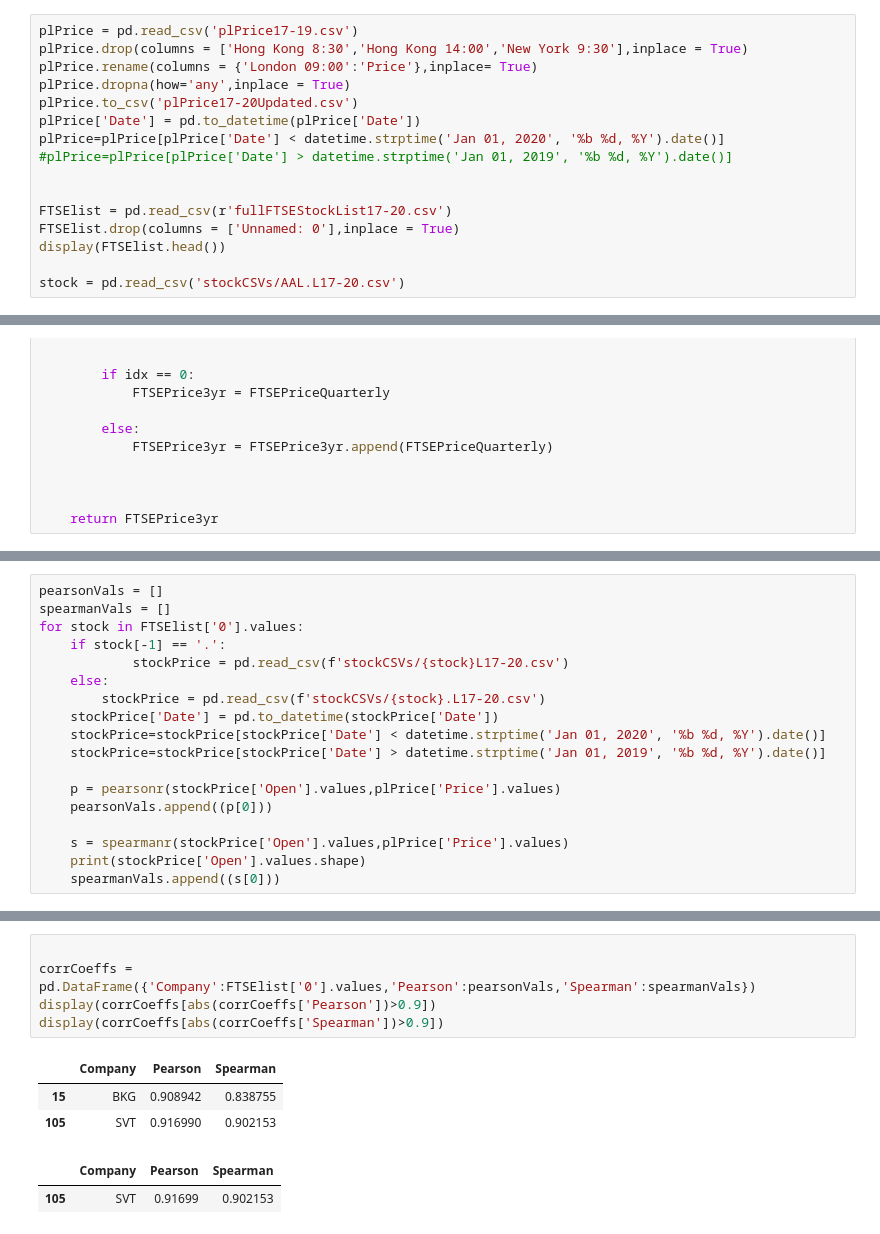
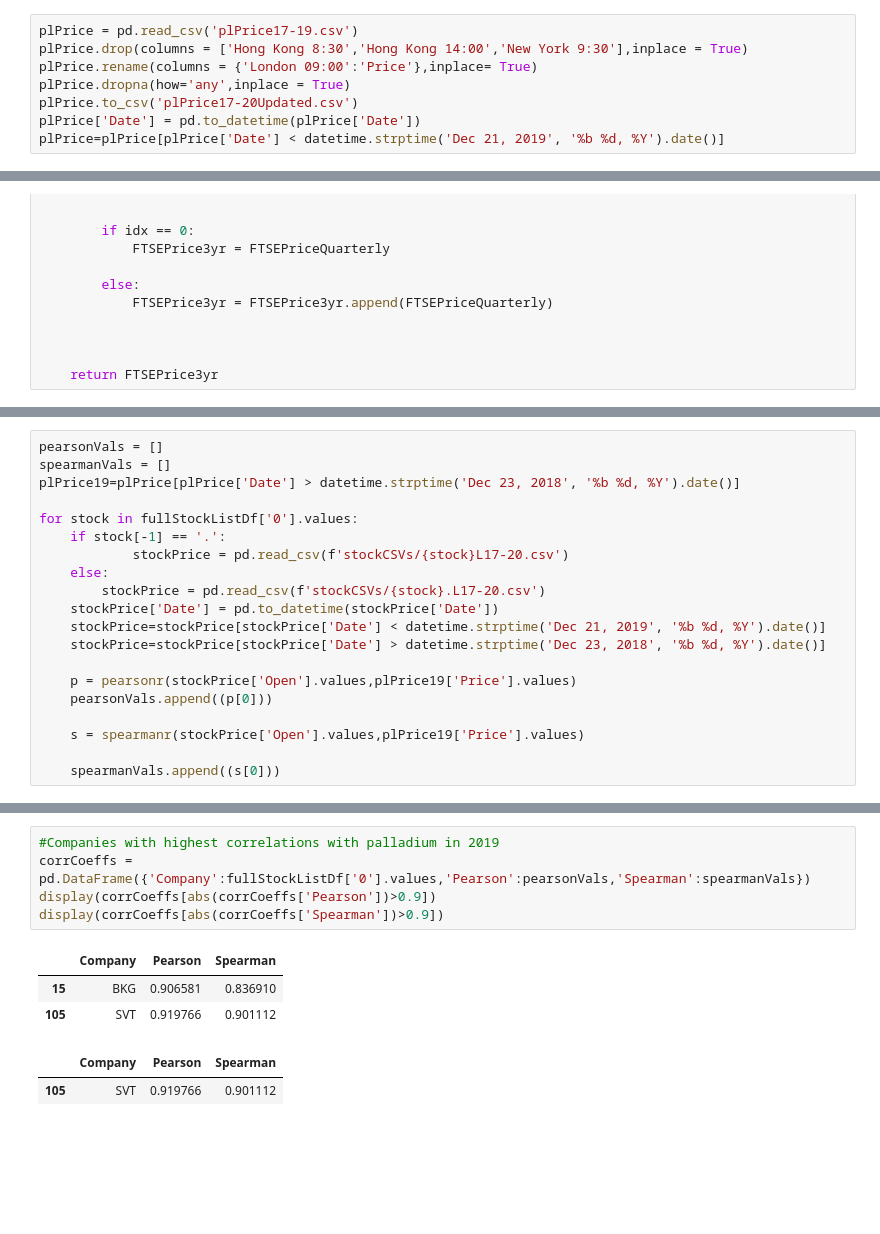
Before and after one commit to wmow/bloombergMDM, a Jupyter notebook: Stock_Palladium_CorrCoeffs.ipynb, the cells around one changed output, grey strips where cells are left out. Drawn from its saved outputs; the diff is of its cells as text; blank space fills up the shorter version.

```diff
--- a/Stock_Palladium_CorrCoeffs.ipynb
+++ b/Stock_Palladium_CorrCoeffs.ipynb
@@ -11,12 +14,4 @@ plPrice.rename(columns = {'London 09:00':'Price'},inplace= True)
 plPrice.dropna(how='any',inplace = True)
 plPrice.to_csv('plPrice17-20Updated.csv')
 plPrice['Date'] = pd.to_datetime(plPrice['Date'])
-plPrice=plPrice[plPrice['Date'] < datetime.strptime('Jan 01, 2020', '%b %d, %Y').date()]
-#plPrice=plPrice[plPrice['Date'] > datetime.strptime('Jan 01, 2019', '%b %d, %Y').date()]
-
-
-FTSElist = pd.read_csv(r'fullFTSEStockList17-20.csv')
-FTSElist.drop(columns = ['Unnamed: 0'],inplace = True)
-display(FTSElist.head())
-
-stock = pd.read_csv('stockCSVs/AAL.L17-20.csv')
+plPrice=plPrice[plPrice['Date'] < datetime.strptime('Dec 21, 2019', '%b %d, %Y').date()]
@@ -168,18 +123,20 @@ def tiltFTSE(tilt):
 # %%
 pearsonVals = []
 spearmanVals = []
-for stock in FTSElist['0'].values:
+plPrice19=plPrice[plPrice['Date'] > datetime.strptime('Dec 23, 2018', '%b %d, %Y').date()]
+
+for stock in fullStockListDf['0'].values:
     if stock[-1] == '.':
             stockPrice = pd.read_csv(f'stockCSVs/{stock}L17-20.csv')
     else:
         stockPrice = pd.read_csv(f'stockCSVs/{stock}.L17-20.csv')
     stockPrice['Date'] = pd.to_datetime(stockPrice['Date'])
-    stockPrice=stockPrice[stockPrice['Date'] < datetime.strptime('Jan 01, 2020', '%b %d, %Y').date()]
-    stockPrice=stockPrice[stockPrice['Date'] > datetime.strptime('Jan 01, 2019', '%b %d, %Y').date()]
+    stockPrice=stockPrice[stockPrice['Date'] < datetime.strptime('Dec 21, 2019', '%b %d, %Y').date()]
+    stockPrice=stockPrice[stockPrice['Date'] > datetime.strptime('Dec 23, 2018', '%b %d, %Y').date()]
 
-    p = pearsonr(stockPrice['Open'].values,plPrice['Price'].values)
+    p = pearsonr(stockPrice['Open'].values,plPrice19['Price'].values)
     pearsonVals.append((p[0]))
 
-    s = spearmanr(stockPrice['Open'].values,plPrice['Price'].values)
-    print(stockPrice['Open'].values.shape)
+    s = spearmanr(stockPrice['Open'].values,plPrice19['Price'].values)
+
     spearmanVals.append((s[0]))
@@ -204,12 +143,12 @@ behavior, convert the 'datetime.date' to a datetime with
 # %%
-
-corrCoeffs = pd.DataFrame({'Company':FTSElist['0'].values,'Pearson':pearsonVals,'Spearman':spearmanVals})
+#Companies with highest correlations with palladium in 2019
+corrCoeffs = pd.DataFrame({'Company':fullStockListDf['0'].values,'Pearson':pearsonVals,'Spearman':spearmanVals})
 display(corrCoeffs[abs(corrCoeffs['Pearson'])>0.9])
 display(corrCoeffs[abs(corrCoeffs['Spearman'])>0.9])
 # %% [output]
 |  | Company | Pearson | Spearman |
-| 15 | BKG | 0.908942 | 0.838755 |
-| 105 | SVT | 0.916990 | 0.902153 |
+| 15 | BKG | 0.906581 | 0.836910 |
+| 105 | SVT | 0.919766 | 0.901112 |
 |  | Company | Pearson | Spearman |
-| 105 | SVT | 0.91699 | 0.902153 |
+| 105 | SVT | 0.919766 | 0.901112 |
 # %%
```
Also changed, not shown: parts of 17 cells of this notebook.
